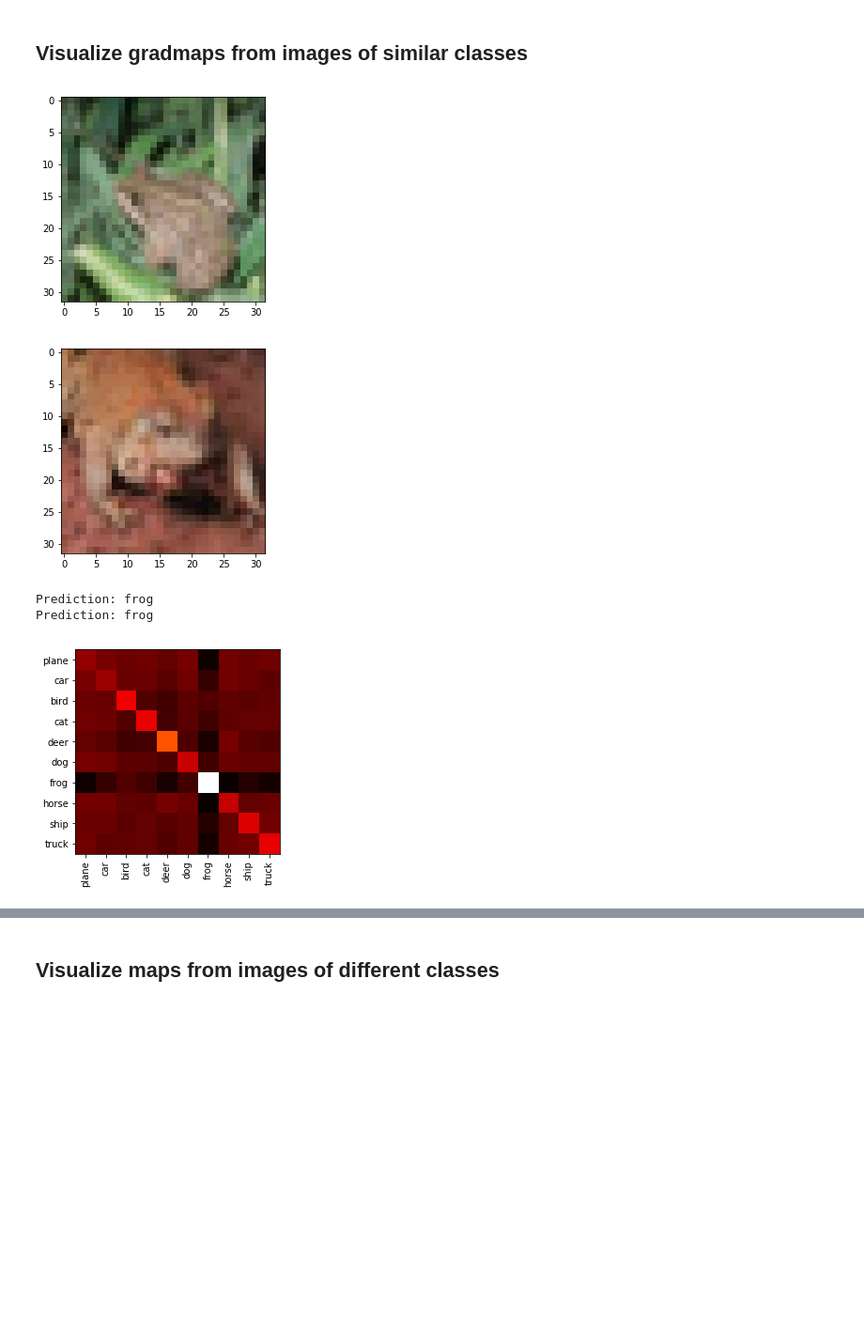
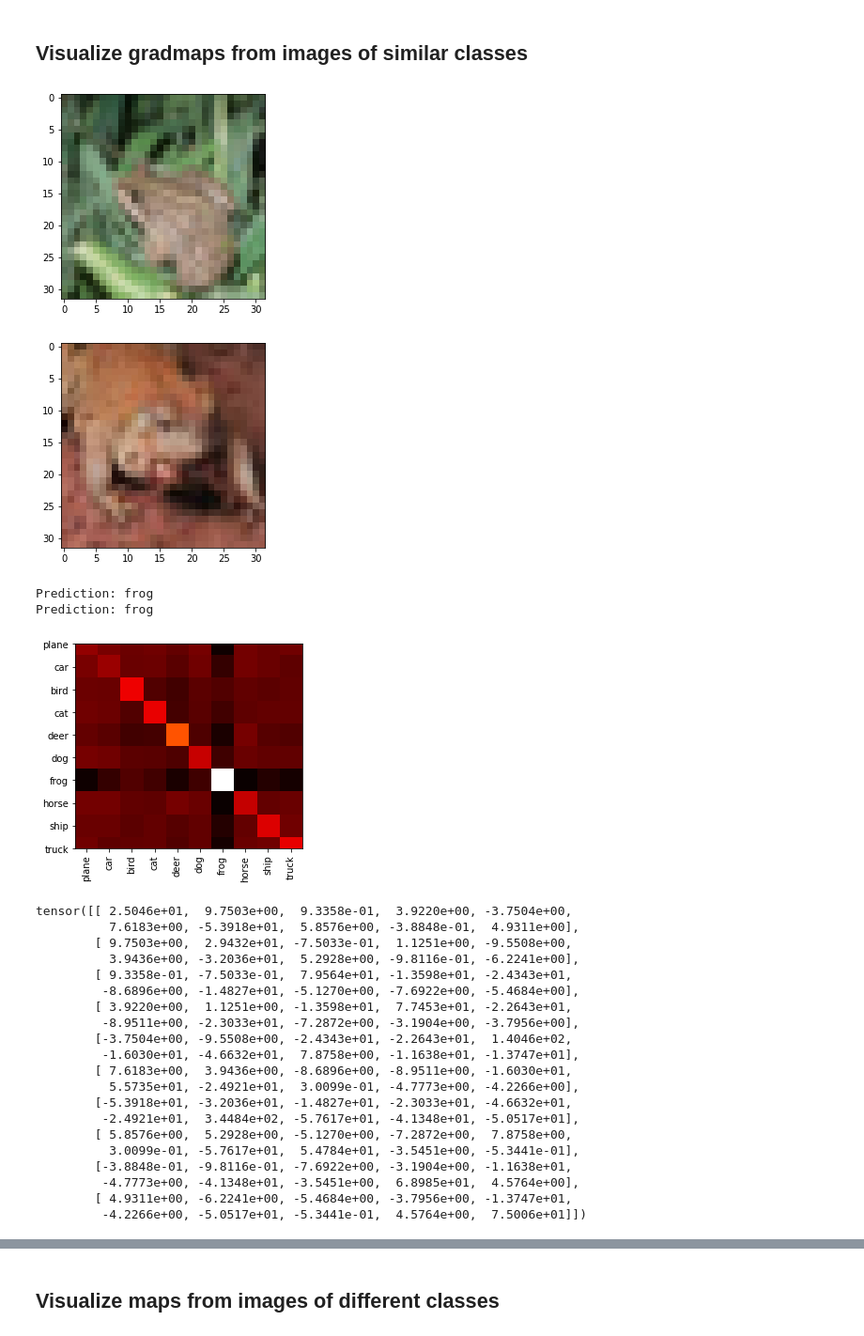
Before and after one commit to shashank3959/Network-Similarity, a Jupyter notebook: visualize-gradmatrix.ipynb, the cells around one changed output, grey strips where cells are left out. Shown at 94% size. Cells and saved outputs as stored; diff of their text form; code cells hidden in the pictures; blank space fills up the shorter version.

```diff
--- a/visualize-gradmatrix.ipynb
+++ b/visualize-gradmatrix.ipynb
@@ -137,10 +139,7 @@ net = ResNet18().to(device)
 
 # Load checkpoint or model for eval.
 assert os.path.isdir('checkpoint'), 'Error: no checkpoint directory found!'
-checkpoint = torch.load('./checkpoint/ckpt.pth')
+checkpoint = torch.load('./checkpoint/ckpt.pth', map_location=torch.device(device))
 net.load_state_dict(checkpoint['net'])
 best_acc = checkpoint['acc']
 start_epoch = checkpoint['epoch']
-
-# see what the net looks like
-# net
@@ -186,13 +188,13 @@ def get_grad_matrix(net, x, grads_matrix):
     y = net(x)
     print('Prediction:', classes[y.max(1)[1]])
     for i in range(len(classes)):
-#         # Using torch.autograd
-#         grads_matrix[i] = torch.autograd.grad(y1[0, i], net.layer4[1].conv2.parameters(), retain_graph=True)[0].flatten()
+        # Using torch.autograd
+        grads_matrix[i] = torch.autograd.grad(y[0, i], net.layer4[1].conv2.parameters(), retain_graph=True)[0].flatten()
 
         # Alternatively, use the standard .backward()
-        y[0, i].backward(retain_graph=True)
-        grads_matrix[i] = net.layer4[1].conv2.weight.grad.flatten()
-        net.zero_grad() # This will make sure grads do not accumulate
+#         y[0, i].backward(retain_graph=True)
+#         grads_matrix[i] = net.layer4[1].conv2.weight.grad.flatten()
+#         net.zero_grad() # This will make sure grads do not accumulate
 
 
 '''
@@ -234,35 +236,56 @@ def check_equal(a, b, rtol=1e-05, atol=1e-8):
 # rerun the cell for iter(testloader) if you get "list index out of range"
 test_class = 'frog'
 
 occurence_test_class = labels == classes.index(test_class)
 positions_test_class = [i for i, n in enumerate(occurence_test_class) if n == 1]
 
 img_1_pos = positions_test_class[0]
 img_2_pos = positions_test_class[1]
 
 # show two images from similar class
 imshow(images[img_1_pos])
 imshow(images[img_2_pos])
+
+# Set to eval mode
 net.eval()
 
 x1 = images[img_1_pos].to(device).unsqueeze(0) # Adding an extra batch dimension with unsqueeze
-y1 = net(x1)
 x2 = images[img_2_pos].to(device).unsqueeze(0)
-y2 = net(x2)
 
 # Modify the size depending the which layer weights we are using
 num_weights = 512*512*3*3
 # num_weights = 589824
 grads_x1 = torch.zeros([len(classes), num_weights])
 grads_x2 = torch.zeros([len(classes), num_weights])
 
 get_grad_matrix(net, x1, grads_x1)
 get_grad_matrix(net, x2, grads_x2)
 
 sim_mat = gen_heatmap(grads_x1, grads_x2)
+sim_mat
 # %% [output]
-[figure, old version]
+[figure, new version]
-[figure, old version]
+[figure, new version]
 Prediction: frog
 Prediction: frog
-[figure, old version]
+[figure, new version]
+tensor([[ 2.5046e+01,  9.7503e+00,  9.3358e-01,  3.9220e+00, -3.7504e+00,
+          7.6183e+00, -5.3918e+01,  5.8576e+00, -3.8848e-01,  4.9311e+00],
+        [ 9.7503e+00,  2.9432e+01, -7.5033e-01,  1.1251e+00, -9.5508e+00,
+          3.9436e+00, -3.2036e+01,  5.2928e+00, -9.8116e-01, -6.2241e+00],
+        [ 9.3358e-01, -7.5033e-01,  7.9564e+01, -1.3598e+01, -2.4343e+01,
+         -8.6896e+00, -1.4827e+01, -5.1270e+00, -7.6922e+00, -5.4684e+00],
+        [ 3.9220e+00,  1.1251e+00, -1.3598e+01,  7.7453e+01, -2.2643e+01,
+         -8.9511e+00, -2.3033e+01, -7.2872e+00, -3.1904e+00, -3.7956e+00],
+        [-3.7504e+00, -9.5508e+00, -2.4343e+01, -2.2643e+01,  1.4046e+02,
+         -1.6030e+01, -4.6632e+01,  7.8758e+00, -1.1638e+01, -1.3747e+01],
+        [ 7.6183e+00,  3.9436e+00, -8.6896e+00, -8.9511e+00, -1.6030e+01,
+          5.5735e+01, -2.4921e+01,  3.0099e-01, -4.7773e+00, -4.2266e+00],
+        [-5.3918e+01, -3.2036e+01, -1.4827e+01, -2.3033e+01, -4.6632e+01,
+         -2.4921e+01,  3.4484e+02, -5.7617e+01, -4.1348e+01, -5.0517e+01],
+        [ 5.8576e+00,  5.2928e+00, -5.1270e+00, -7.2872e+00,  7.8758e+00,
+          3.0099e-01, -5.7617e+01,  5.4784e+01, -3.5451e+00, -5.3441e-01],
+        [-3.8848e-01, -9.8116e-01, -7.6922e+00, -3.1904e+00, -1.1638e+01,
+         -4.7773e+00, -4.1348e+01, -3.5451e+00,  6.8985e+01,  4.5764e+00],
+        [ 4.9311e+00, -6.2241e+00, -5.4684e+00, -3.7956e+00, -1.3747e+01,
+         -4.2266e+00, -5.0517e+01, -5.3441e-01,  4.5764e+00,  7.5006e+01]])
```
Also changed, not shown: parts of 9 cells of this notebook, 1 other file.
